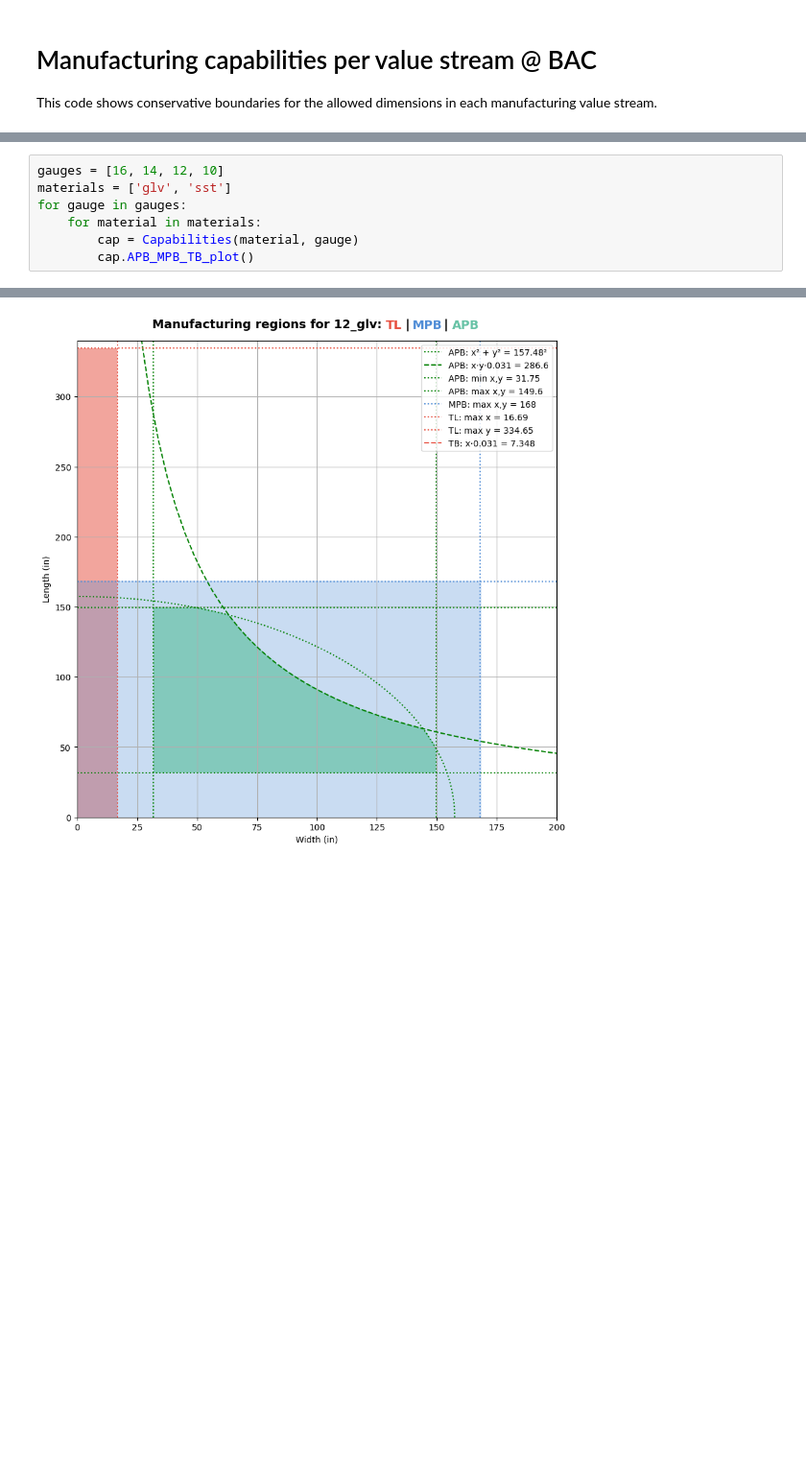
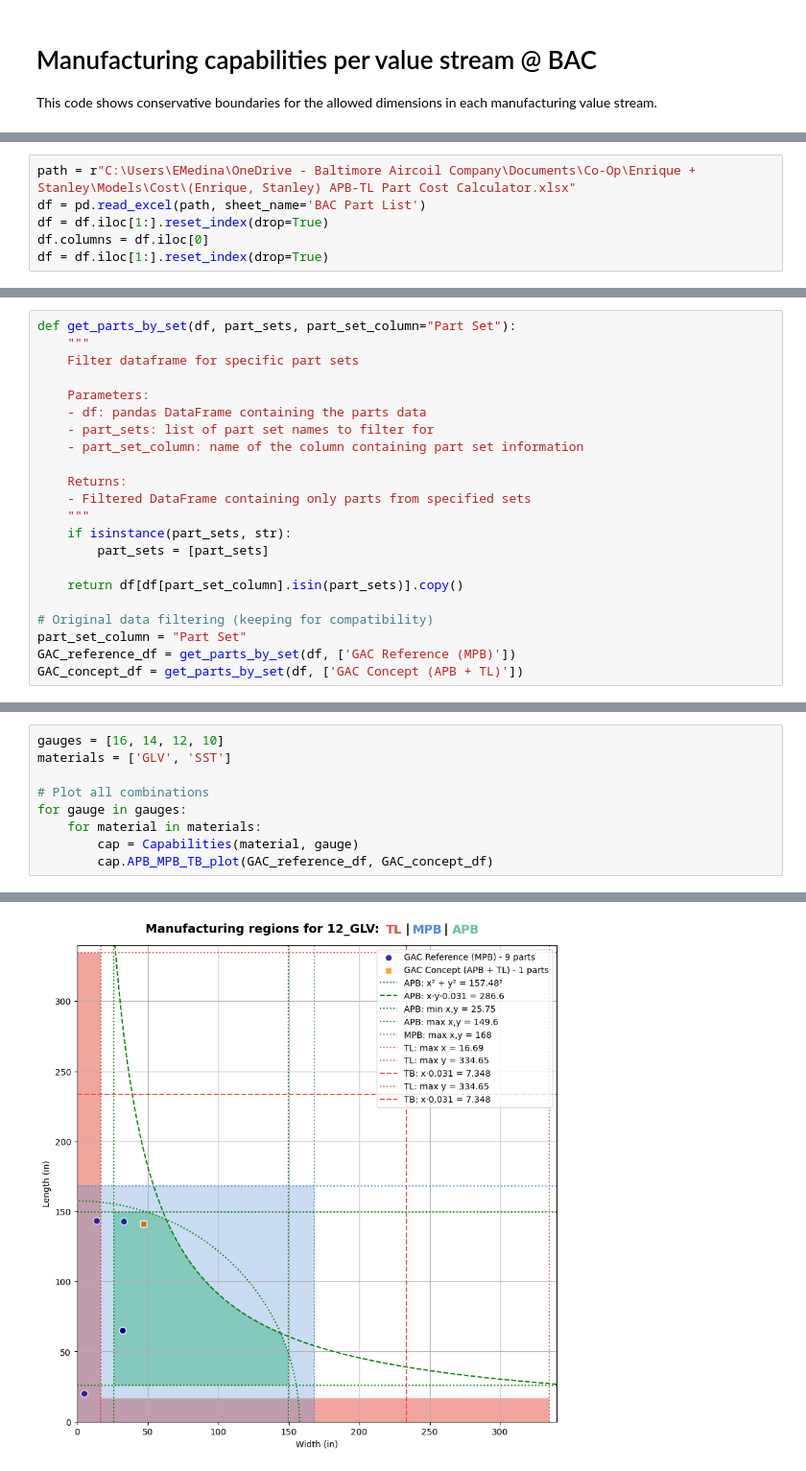
Before and after one commit to enriquef13/AMDP_Thesis, a Jupyter notebook: value_stream_map.ipynb, the cells around one changed output, grey strips where cells are left out. Shown at 96% size. Drawn from its saved outputs; the diff is of its cells as text; blank space fills up the shorter version.

Commit message:
Add CWB datapoints to plots

```diff
--- a/value_stream_map.ipynb
+++ b/value_stream_map.ipynb
@@ -140,0 +234,6 @@ class Capabilities:
+# %%
+path = r"C:\Users\EMedina\OneDrive - Baltimore Aircoil Company\Documents\Co-Op\Enrique + Stanley\Models\Cost\(Enrique, Stanley) APB-TL Part Cost Calculator.xlsx"
+df = pd.read_excel(path, sheet_name='BAC Part List')
+df = df.iloc[1:].reset_index(drop=True)
+df.columns = df.iloc[0]
+df = df.iloc[1:].reset_index(drop=True)
@@ -140,0 +242,22 @@ class Capabilities:
+# %%
+def get_parts_by_set(df, part_sets, part_set_column="Part Set"):
+    """
+    Filter dataframe for specific part sets
+
+    Parameters:
+    - df: pandas DataFrame containing the parts data
+    - part_sets: list of part set names to filter for
+    - part_set_column: name of the column containing part set information
+
+    Returns:
+    - Filtered DataFrame containing only parts from specified sets
+    """
+    if isinstance(part_sets, str):
+        part_sets = [part_sets]
+
+    return df[df[part_set_column].isin(part_sets)].copy()
+
+# Original data filtering (keeping for compatibility)
+part_set_column = "Part Set"
+GAC_reference_df = get_parts_by_set(df, ['GAC Reference (MPB)'])
+GAC_concept_df = get_parts_by_set(df, ['GAC Concept (APB + TL)'])
@@ -141,8 +266,10 @@ class Capabilities:
 # %%
 gauges = [16, 14, 12, 10]
-materials = ['glv', 'sst']
+materials = ['GLV', 'SST']
+
+# Plot all combinations
 for gauge in gauges:
     for material in materials:
         cap = Capabilities(material, gauge)
-        cap.APB_MPB_TB_plot()
+        cap.APB_MPB_TB_plot(GAC_reference_df, GAC_concept_df)
 # %% [output]
@@ -153 +280 @@ for gauge in gauges:
-[figure, old version]
+[figure, new version]
```
Also changed, not shown: parts of 6 cells of this notebook.
